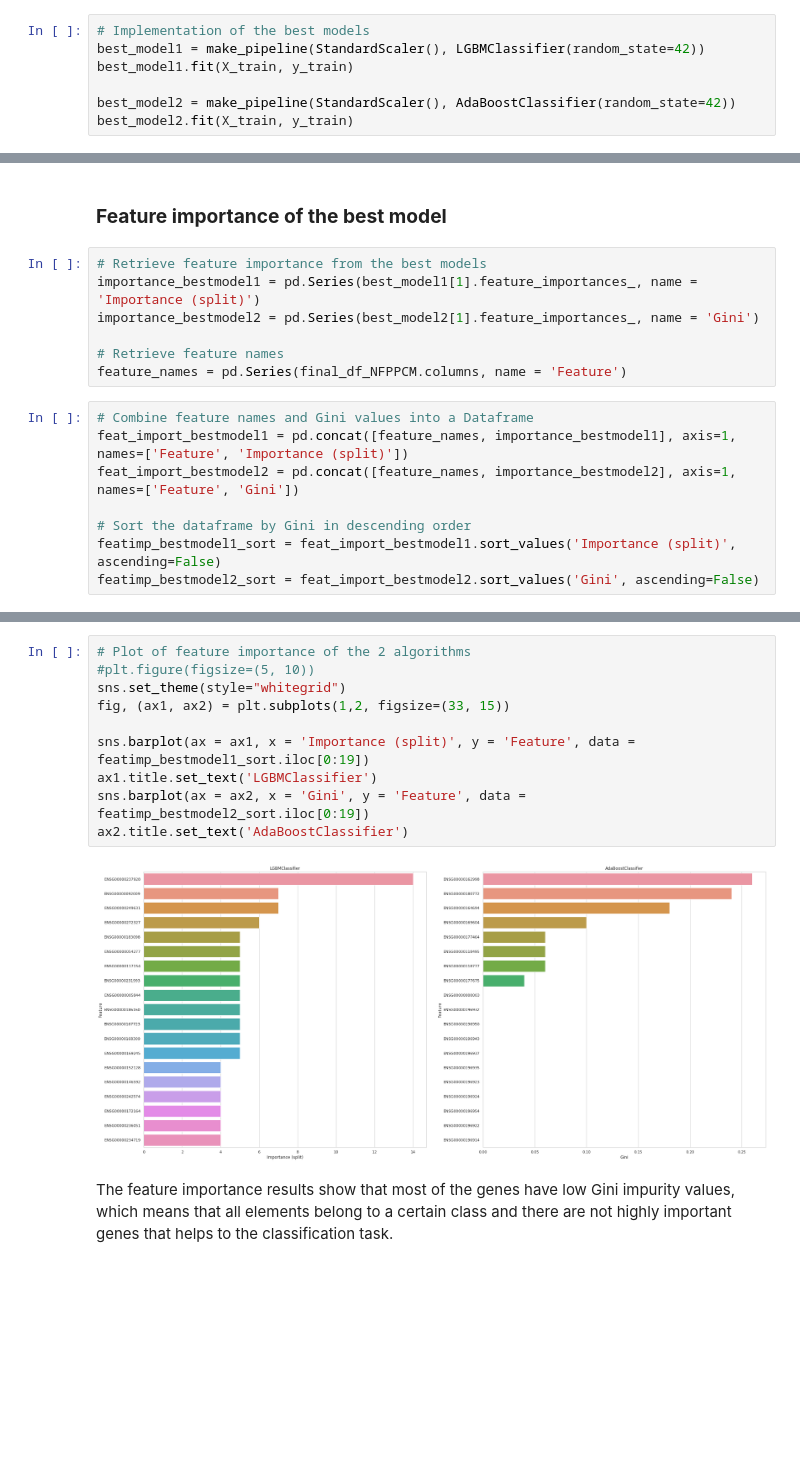
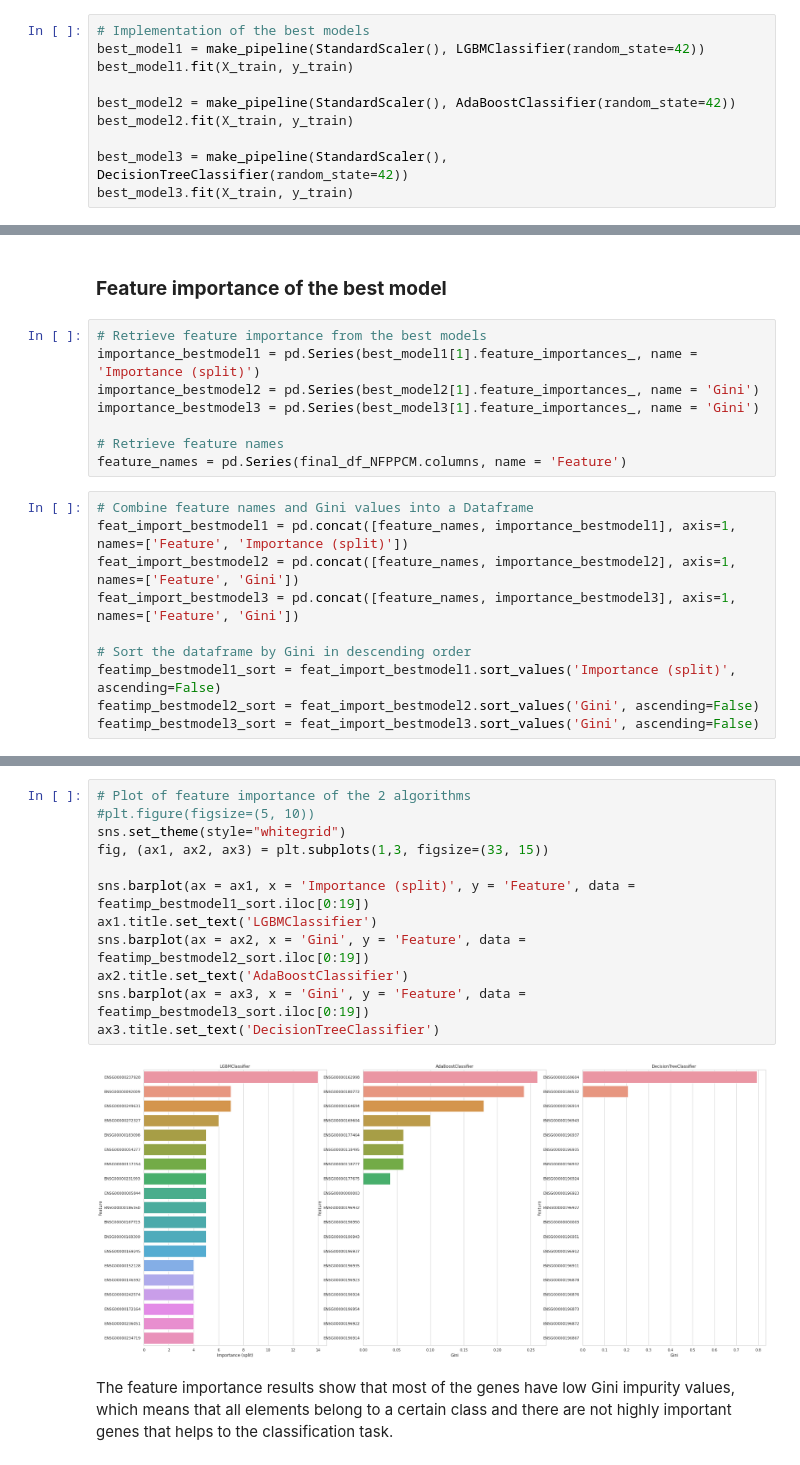
Before and after one commit to sayalaruano/Project3Period-SysBioMaster, a Jupyter notebook: Project1_SysBio_NF_PPCM_classifiers.ipynb, the cells around one changed output, grey strips where cells are left out. Saved outputs shown, nothing was run; the diff lists cells and outputs as text; blank space fills up the shorter version.

```diff
--- a/Project1_SysBio_NF_PPCM_classifiers.ipynb
+++ b/Project1_SysBio_NF_PPCM_classifiers.ipynb
@@ -245,5 +246,8 @@ best_model1.fit(X_train, y_train)
 
 best_model2 = make_pipeline(StandardScaler(), AdaBoostClassifier(random_state=42))
 best_model2.fit(X_train, y_train)
+
+best_model3 = make_pipeline(StandardScaler(), DecisionTreeClassifier(random_state=42))
+best_model3.fit(X_train, y_train)
 # %% [output]
 Pipeline(steps=[('standardscaler', StandardScaler()),
@@ -293,6 +349,7 @@ results_bestMLmodel.to_csv("evaluation_bestMLclassifier.csv")
 # Retrieve feature importance from the best models
 importance_bestmodel1 = pd.Series(best_model1[1].feature_importances_, name = 'Importance (split)')
 importance_bestmodel2 = pd.Series(best_model2[1].feature_importances_, name = 'Gini')
+importance_bestmodel3 = pd.Series(best_model3[1].feature_importances_, name = 'Gini')
 
 # Retrieve feature names
 feature_names = pd.Series(final_df_NFPPCM.columns, name = 'Feature')
@@ -300,10 +357,12 @@ feature_names = pd.Series(final_df_NFPPCM.columns, name = 'Feature')
 # Combine feature names and Gini values into a Dataframe
 feat_import_bestmodel1 = pd.concat([feature_names, importance_bestmodel1], axis=1, names=['Feature', 'Importance (split)'])
 feat_import_bestmodel2 = pd.concat([feature_names, importance_bestmodel2], axis=1, names=['Feature', 'Gini'])
+feat_import_bestmodel3 = pd.concat([feature_names, importance_bestmodel3], axis=1, names=['Feature', 'Gini'])
 
 # Sort the dataframe by Gini in descending order
 featimp_bestmodel1_sort = feat_import_bestmodel1.sort_values('Importance (split)', ascending=False)
 featimp_bestmodel2_sort = feat_import_bestmodel2.sort_values('Gini', ascending=False)
+featimp_bestmodel3_sort = feat_import_bestmodel3.sort_values('Gini', ascending=False)
 # %%
 # Export sorted feature importance datasets
 featimp_bestmodel1_sort.to_csv("Important_genes_PPCM_LGBM_sorted.csv")
@@ -311,15 +371,17 @@ featimp_bestmodel2_sort.to_csv("Important_genes_PPCM_AdaBoost_sorted.csv")
 # %%
 # Plot of feature importance of the 2 algorithms
 #plt.figure(figsize=(5, 10))
 sns.set_theme(style="whitegrid")
-fig, (ax1, ax2) = plt.subplots(1,2, figsize=(33, 15))
+fig, (ax1, ax2, ax3) = plt.subplots(1,3, figsize=(33, 15))
 
 sns.barplot(ax = ax1, x = 'Importance (split)', y = 'Feature', data = featimp_bestmodel1_sort.iloc[0:19])
 ax1.title.set_text('LGBMClassifier')
 sns.barplot(ax = ax2, x = 'Gini', y = 'Feature', data = featimp_bestmodel2_sort.iloc[0:19])
 ax2.title.set_text('AdaBoostClassifier')
+sns.barplot(ax = ax3, x = 'Gini', y = 'Feature', data = featimp_bestmodel3_sort.iloc[0:19])
+ax3.title.set_text('DecisionTreeClassifier')
 # %% [output]
-[figure, old version]
+[figure, new version]
 # %% [markdown]
 The feature importance results show that most of the genes have low Gini impurity values, which means that all elements belong to a certain class and there are not highly important genes that helps to the classification task.
 # %%
```
Also changed, not shown: parts of 32 cells of this notebook, 44 other files.
